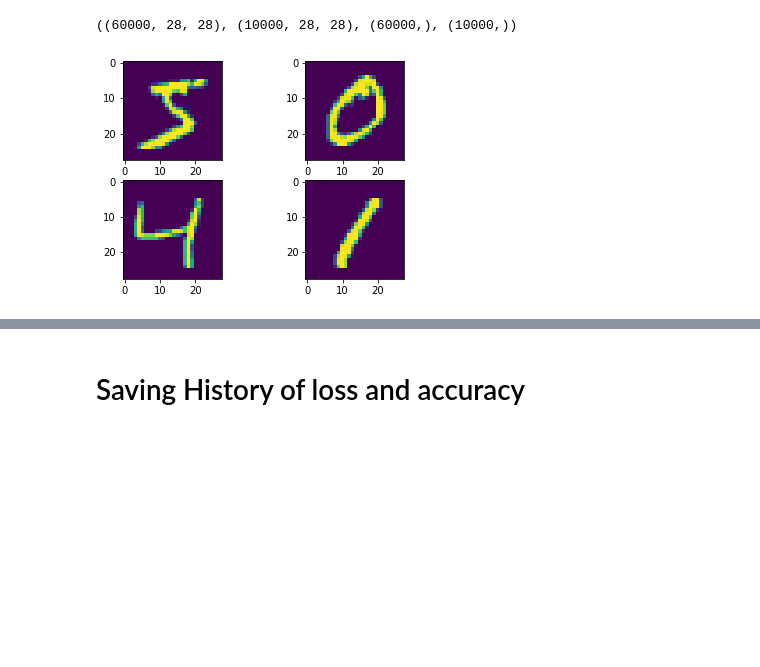
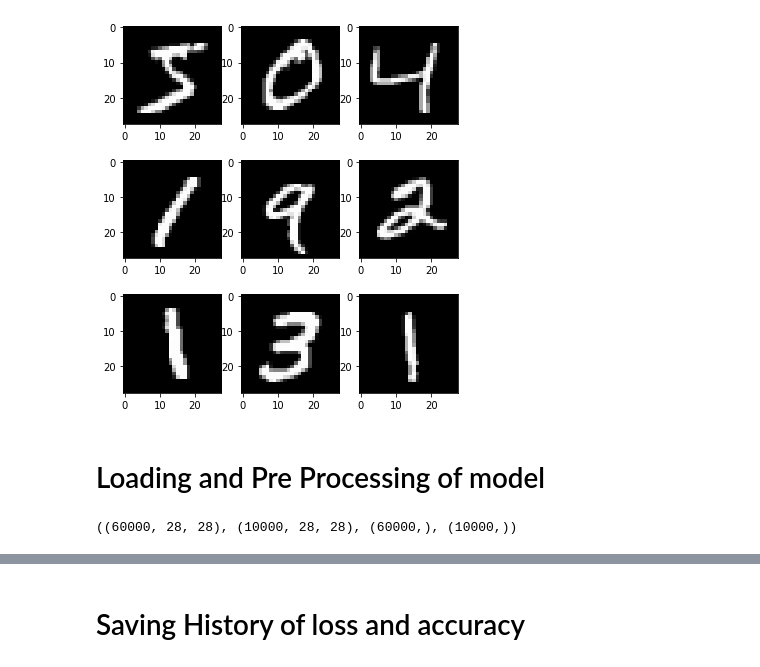
Before and after one commit to rohailkhan/Aj_Deep-Learning-with-Python, a Jupyter notebook: 10_Image_classification_of_hand_written_digits_without_CNN.ipynb, the cells around one changed output, grey strips where cells are left out. Cells and saved outputs as stored; diff of their text form; code cells hidden in the pictures; blank space fills up the shorter version.

```diff
--- a/10_Image_classification_of_hand_written_digits_without_CNN.ipynb
+++ b/10_Image_classification_of_hand_written_digits_without_CNN.ipynb
@@ -17,19 +20,14 @@ from keras.utils.np_utils import to_categorical
+# %%
+fig=plt.figure(figsize=(6,7))
+for i in range(9):
+  plt.subplot(330 + 1 + i)
+  plt.imshow(X_train[i],cmap='gray')
+plt.show()
+# %% [output]
+[figure, added]
+# %% [markdown]
+# Loading and Pre Processing of model
 # %%
 X_train.shape , X_test.shape , y_train.shape ,y_test.shape
 # %% [output]
 ((60000, 28, 28), (10000, 28, 28), (60000,), (10000,))
-# %%
-plt.subplot(2,2,1)
-plt.imshow(X_train[0])
-
-plt.subplot(2,2,2)
-plt.imshow(X_train[1])
-
-plt.subplot(2,2,3)
-plt.imshow(X_train[2])
-plt.subplot(2,2,4)
-plt.imshow(X_train[3])
-
-plt.show()
-# %% [output]
-[figure, removed]
```
Also changed, not shown: parts of 49 cells of this notebook.
